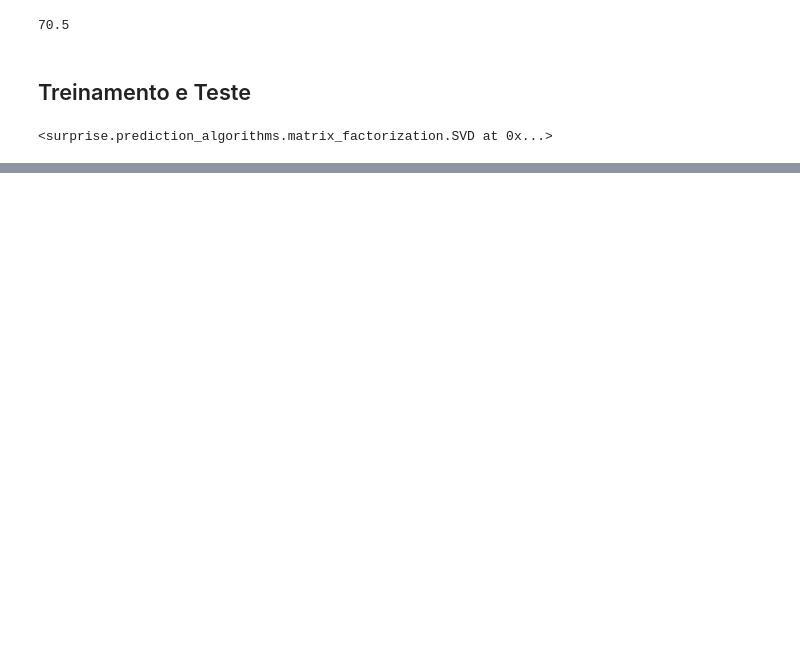
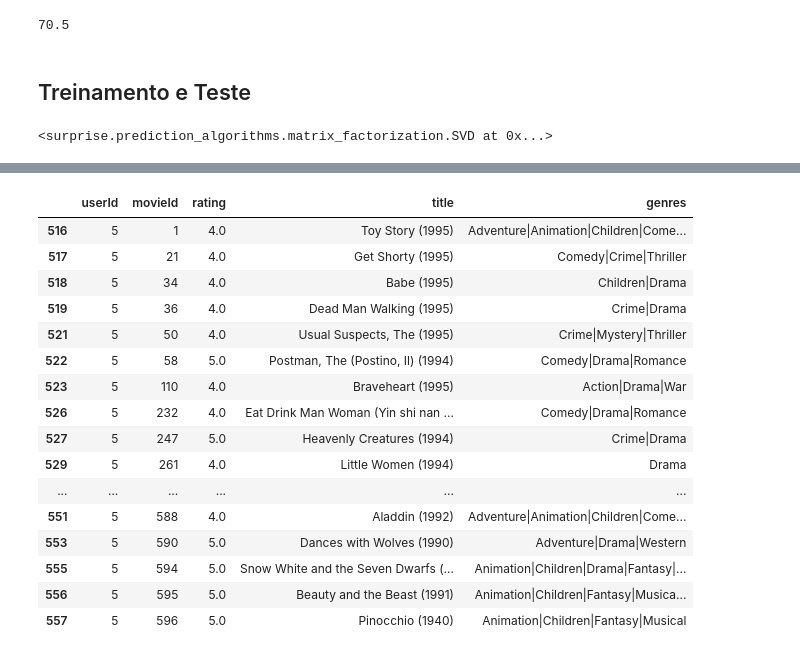
Before and after one commit to MatheusGSantos/AI, a Jupyter notebook: Recommender System/Projeto-Final.ipynb, the cells around one changed output, grey strips where cells are left out. Drawn from its saved outputs; the diff is of its cells as text; code cells hidden in the pictures; blank space fills up the shorter version.

```diff
--- a/Recommender System/Projeto-Final.ipynb
+++ b/Recommender System/Projeto-Final.ipynb
@@ -151,3 +175,23 @@ rt
 # movielens_dataframe[movielens_dataframe['movieId'] == 193609]
 # %%
 # talvez mexer nos parâmetros do SVD()
+# %%
+movielens_dataframe[(movielens_dataframe['userId']==5) & (movielens_dataframe['rating']>3.5)]
+# %% [output]
+|  | userId | movieId | rating | title | genres |
+| 516 | 5 | 1 | 4.0 | Toy Story (1995) | Adventure|Animation|Children|Come... |
+| 517 | 5 | 21 | 4.0 | Get Shorty (1995) | Comedy|Crime|Thriller |
+| 518 | 5 | 34 | 4.0 | Babe (1995) | Children|Drama |
+| 519 | 5 | 36 | 4.0 | Dead Man Walking (1995) | Crime|Drama |
+| 521 | 5 | 50 | 4.0 | Usual Suspects, The (1995) | Crime|Mystery|Thriller |
+| 522 | 5 | 58 | 5.0 | Postman, The (Postino, Il) (1994) | Comedy|Drama|Romance |
+| 523 | 5 | 110 | 4.0 | Braveheart (1995) | Action|Drama|War |
+| 526 | 5 | 232 | 4.0 | Eat Drink Man Woman (Yin shi nan ... | Comedy|Drama|Romance |
+| 527 | 5 | 247 | 5.0 | Heavenly Creatures (1994) | Crime|Drama |
+| 529 | 5 | 261 | 4.0 | Little Women (1994) | Drama |
+| ... | ... | ... | ... | ... | ... |
+| 551 | 5 | 588 | 4.0 | Aladdin (1992) | Adventure|Animation|Children|Come... |
+| 553 | 5 | 590 | 5.0 | Dances with Wolves (1990) | Adventure|Drama|Western |
+| 555 | 5 | 594 | 5.0 | Snow White and the Seven Dwarfs (... | Animation|Children|Drama|Fantasy|... |
+| 556 | 5 | 595 | 5.0 | Beauty and the Beast (1991) | Animation|Children|Fantasy|Musica... |
+| 557 | 5 | 596 | 5.0 | Pinocchio (1940) | Animation|Children|Fantasy|Musical |
```
Also changed, not shown: parts of 11 cells of this notebook.
